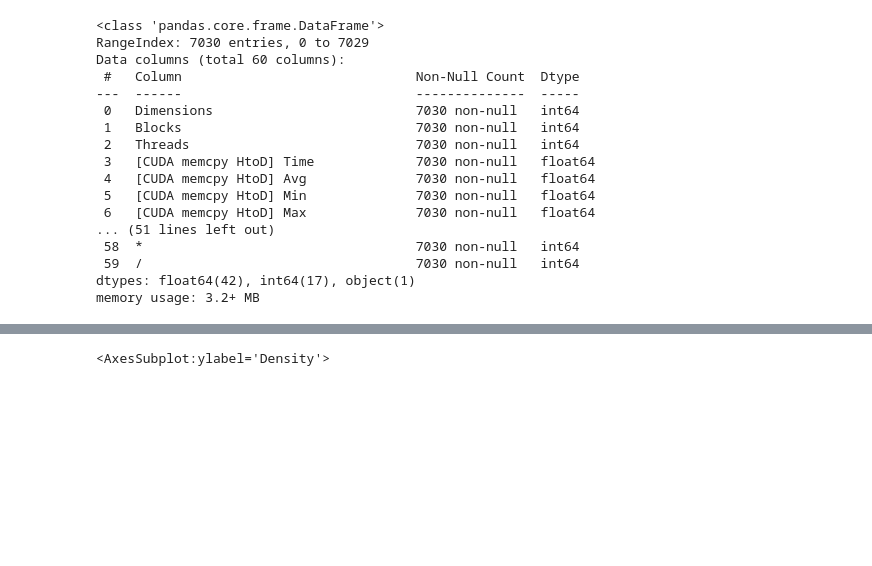
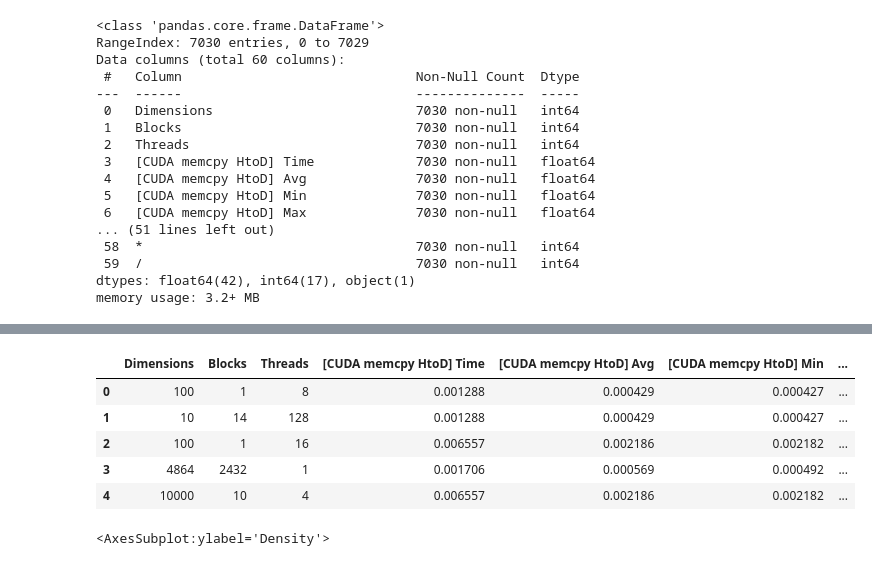
Before and after one commit to SAR2652/NYU-GPU-Final-Project, a Jupyter notebook: Analysis.ipynb, the cells around one changed output, grey strips where cells are left out. Saved outputs shown, nothing was run; the diff lists cells and outputs as text; code cells hidden in the pictures; blank space fills up the shorter version.

```diff
--- a/Analysis.ipynb
+++ b/Analysis.ipynb
@@ -78,0 +96,9 @@ df['Device Name'].unique().tolist()
+# %%
+df.head()
+# %% [output]
+|  | Dimensions | Blocks | Threads | [CUDA memcpy HtoD] Time | [CUDA memcpy HtoD] Avg | [CUDA memcpy HtoD] Min | ... |
+| 0 | 100 | 1 | 8 | 0.001288 | 0.000429 | 0.000427 | ... |
+| 1 | 10 | 14 | 128 | 0.001288 | 0.000429 | 0.000427 | ... |
+| 2 | 100 | 1 | 16 | 0.006557 | 0.002186 | 0.002182 | ... |
+| 3 | 4864 | 2432 | 1 | 0.001706 | 0.000569 | 0.000492 | ... |
+| 4 | 10000 | 10 | 4 | 0.006557 | 0.002186 | 0.002182 | ... |
```
Also changed, not shown: parts of 15 cells of this notebook, 4 other files.
